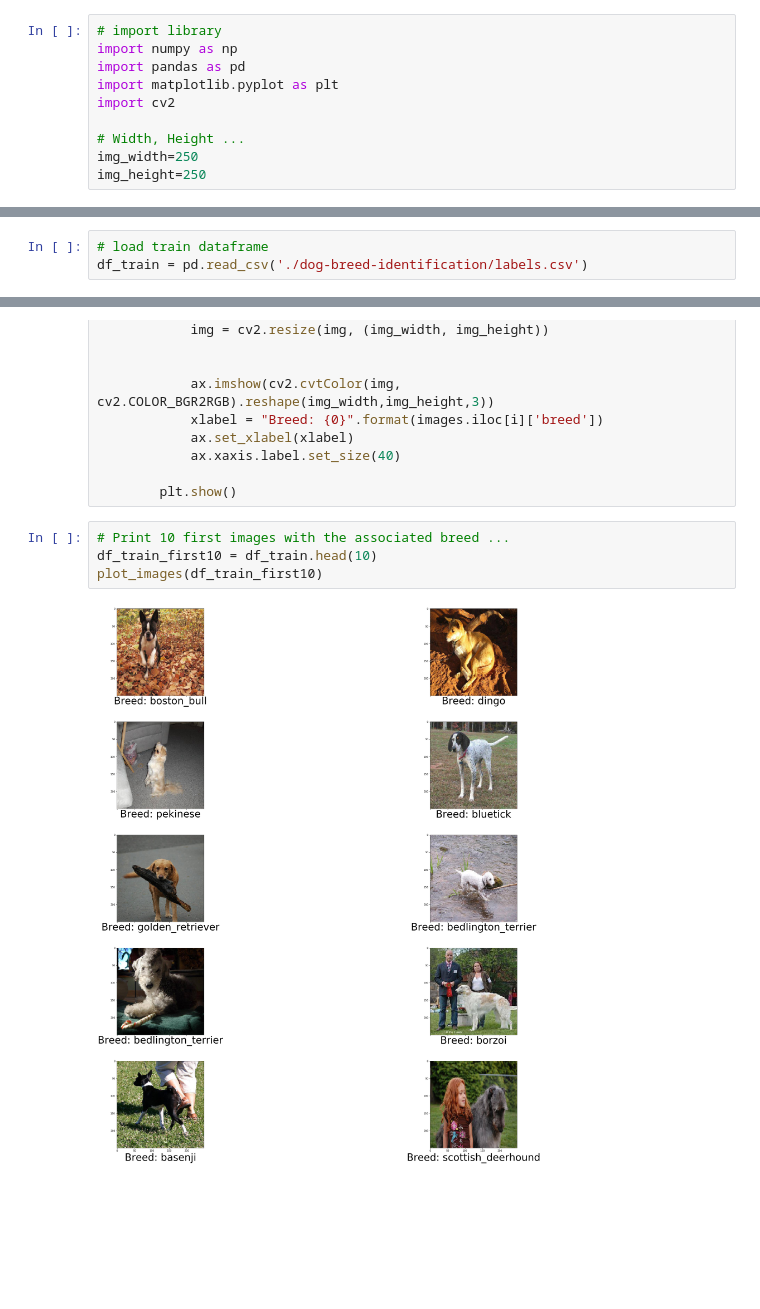
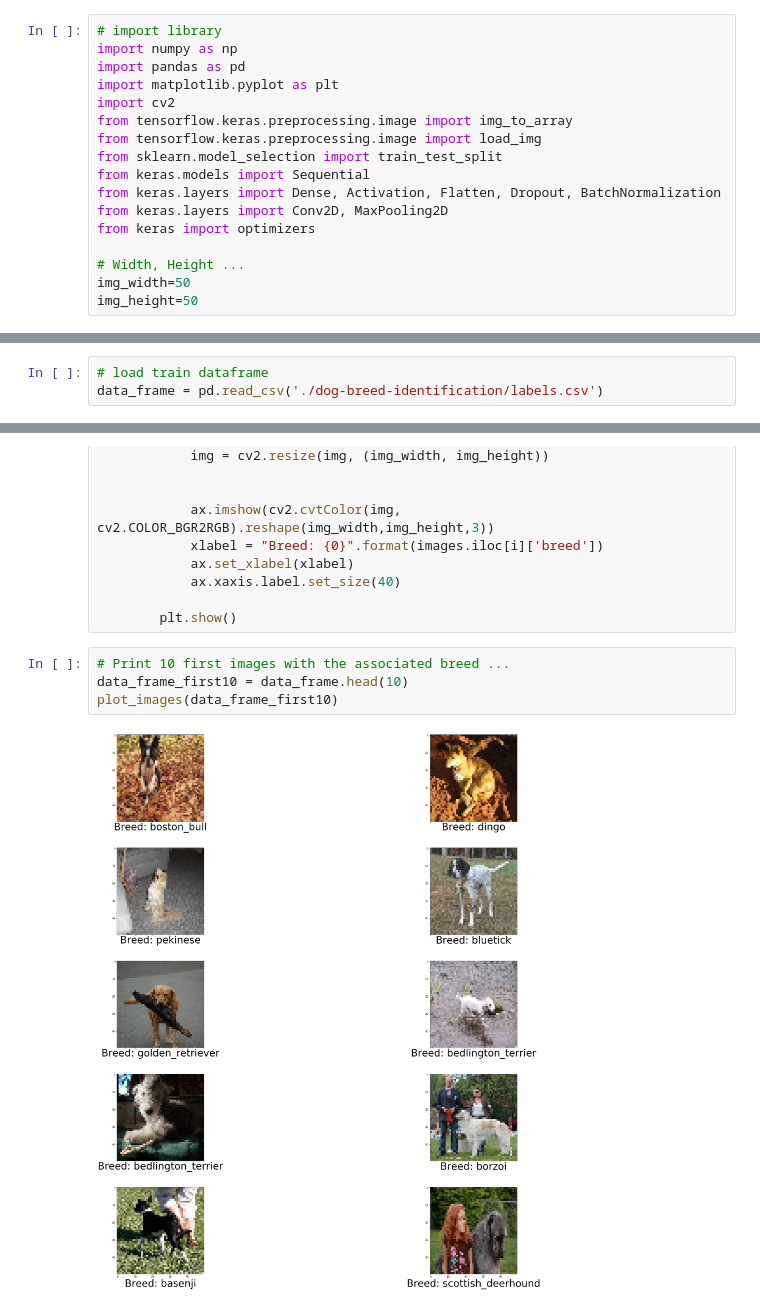
Before and after one commit to PierreGent/deeplearningProject, a Jupyter notebook: DescriptionDonnees.ipynb, the cells around one changed output, grey strips where cells are left out. Cells and saved outputs as stored; diff of their text form; blank space fills up the shorter version.

```diff
--- a/DescriptionDonnees.ipynb
+++ b/DescriptionDonnees.ipynb
@@ -6,7 +7,14 @@ import numpy as np
 import pandas as pd
 import matplotlib.pyplot as plt
 import cv2
+from tensorflow.keras.preprocessing.image import img_to_array
+from tensorflow.keras.preprocessing.image import load_img
+from sklearn.model_selection import train_test_split
+from keras.models import Sequential
+from keras.layers import Dense, Activation, Flatten, Dropout, BatchNormalization
+from keras.layers import Conv2D, MaxPooling2D
+from keras import optimizers
 
 # Width, Height ...
-img_width=250
-img_height=250
+img_width=50
+img_height=50
@@ -13,5 +23,5 @@ img_height=250
 # %%
 # load train dataframe
-df_train = pd.read_csv('./dog-breed-identification/labels.csv')
+data_frame = pd.read_csv('./dog-breed-identification/labels.csv')
 # %%
 # Overall description of our dataset ...
@@ -65,10 +75,10 @@ def plot_images(images):
         plt.show()
 # %%
 # Print 10 first images with the associated breed ...
-df_train_first10 = df_train.head(10)
-plot_images(df_train_first10)
+data_frame_first10 = data_frame.head(10)
+plot_images(data_frame_first10)
 # %% [output]
-[figure, old version]
+[figure, new version]
 # %%
 # Here, we show the number of image for each breed in the dataset
 
```
Also changed, not shown: parts of 21 cells of this notebook, 1 other file.
